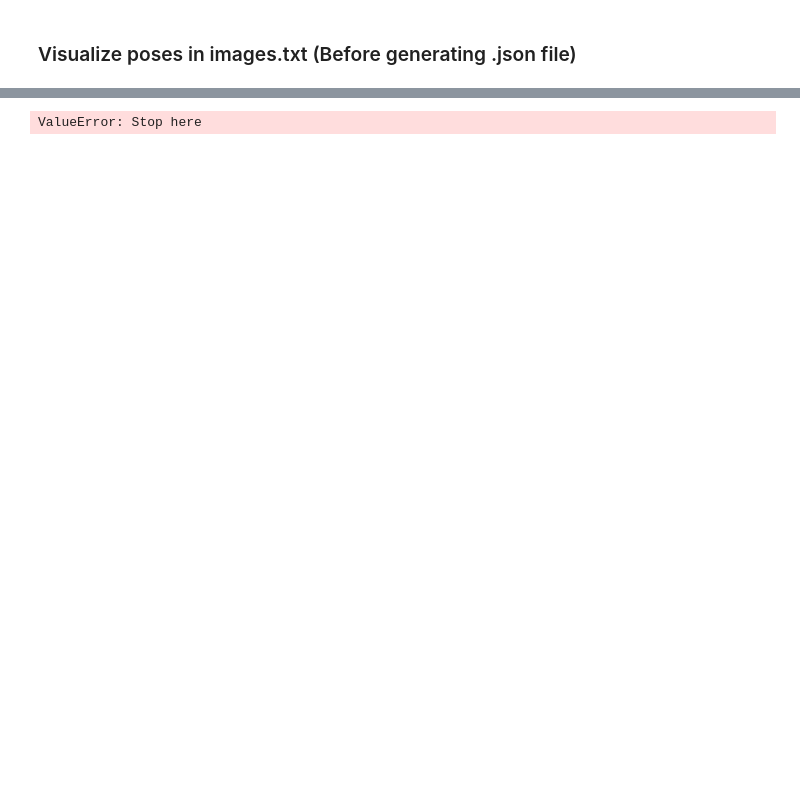
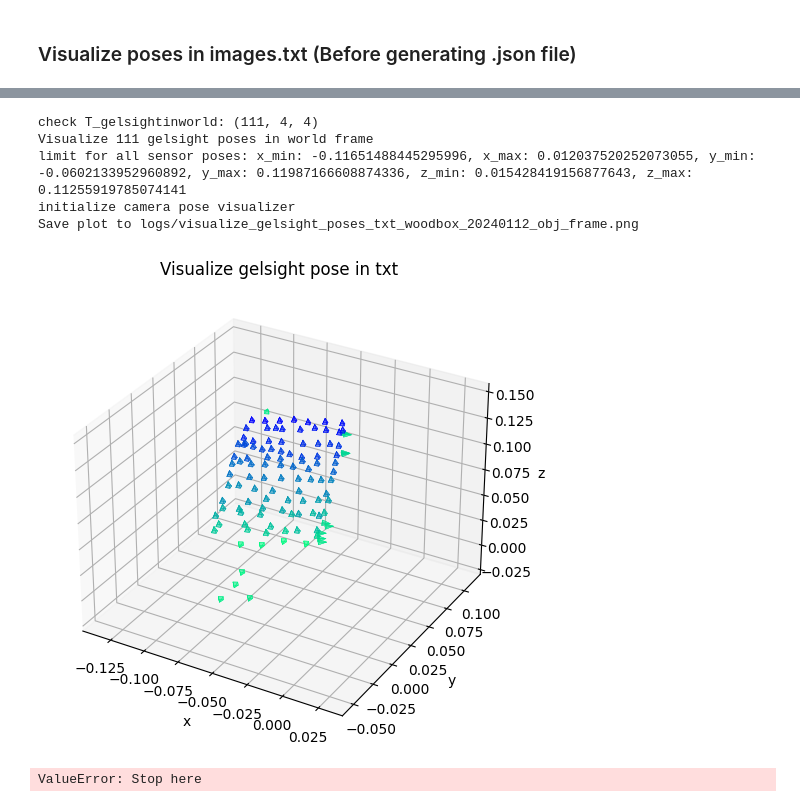
Before and after one commit to RuihanGao/3DTexture, a Jupyter notebook: ideas/20231214_visualize_cam_gelsight_poses_3D.ipynb, the cells around one changed output, grey strips where cells are left out. Saved outputs shown, nothing was run; the diff lists cells and outputs as text; code cells hidden in the pictures; blank space fills up the shorter version.

```diff
--- a/ideas/20231214_visualize_cam_gelsight_poses_3D.ipynb
+++ b/ideas/20231214_visualize_cam_gelsight_poses_3D.ipynb
@@ -20,7 +20,7 @@ from utils.camera_pose_visualizer import CameraPoseVisualizer
 # %%
 # set the project directory and object dataset directory
 parent_dir = os.path.dirname(os.getcwd())
-obj_name = "dumbbell_20231207_obj_frame"
+obj_name = "woodbox_20240112_obj_frame" # "dumbbell_20231207_obj_frame"
 obj_dir = osp.join(parent_dir, 'data', obj_name)
 print(f"parent_dir: {parent_dir} \nobj_dir: {obj_dir}")
 # %% [output]
@@ -128,3 +146,13 @@ initialize camera pose visualizer
+# %%
+print(f"check T_gelsightinworld: {T_gelsightinworld.shape}") # [N, 4, 4]
+visualize_cam_gelsight_poses_3D(T_camerainworld=None, T_gelsightinworld=T_gelsightinworld, plt_title="Visualize gelsight pose in txt", save_plot=True, show_plot=True, save_path=f"logs/visualize_gelsight_poses_txt_{obj_name}.png", focal_len_scaled=0.01)
+# %% [output]
+check T_gelsightinworld: (111, 4, 4)
+Visualize 111 gelsight poses in world frame
+limit for all sensor poses: x_min: -0.11651488445295996, x_max: 0.012037520252073055, y_min: -0.0602133952960892, y_max: 0.11987166608874336, z_min: 0.015428419156877643, z_max: 0.11255919785074141
+initialize camera pose visualizer
+Save plot to logs/visualize_gelsight_poses_txt_woodbox_20240112_obj_frame.png
+[figure, added]
 # %%
 raise ValueError("Stop here")
 # %% [output]
```
Also changed, not shown: parts of 4 cells of this notebook, 1 other file.
